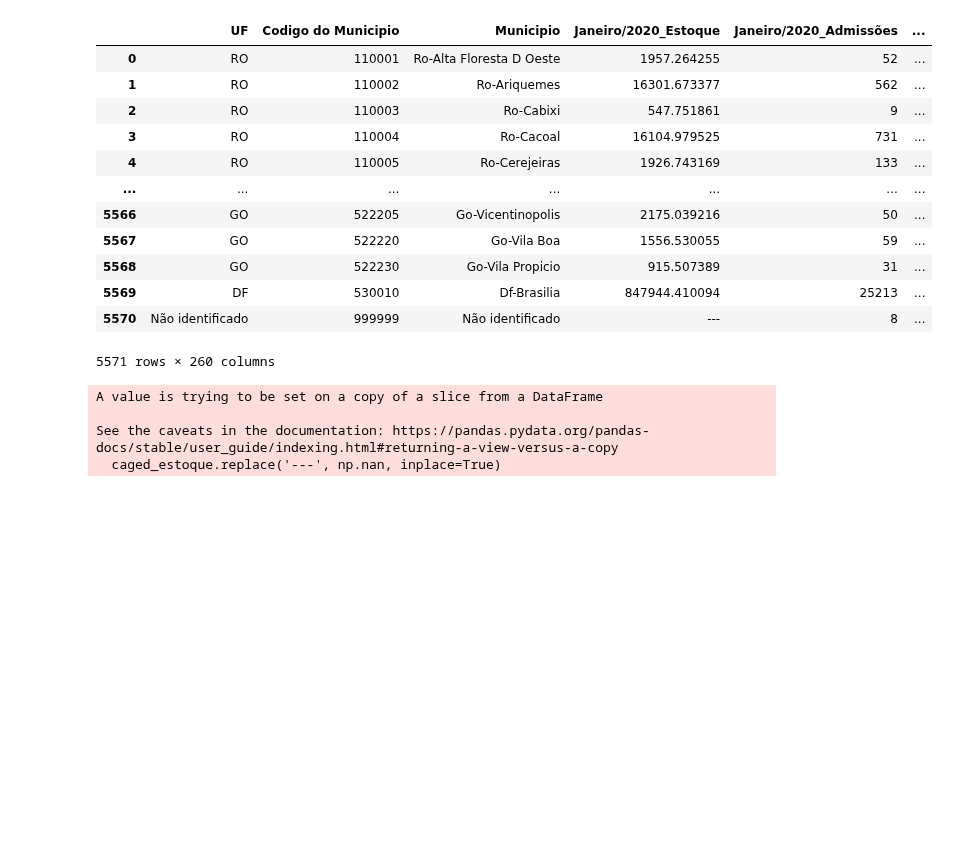
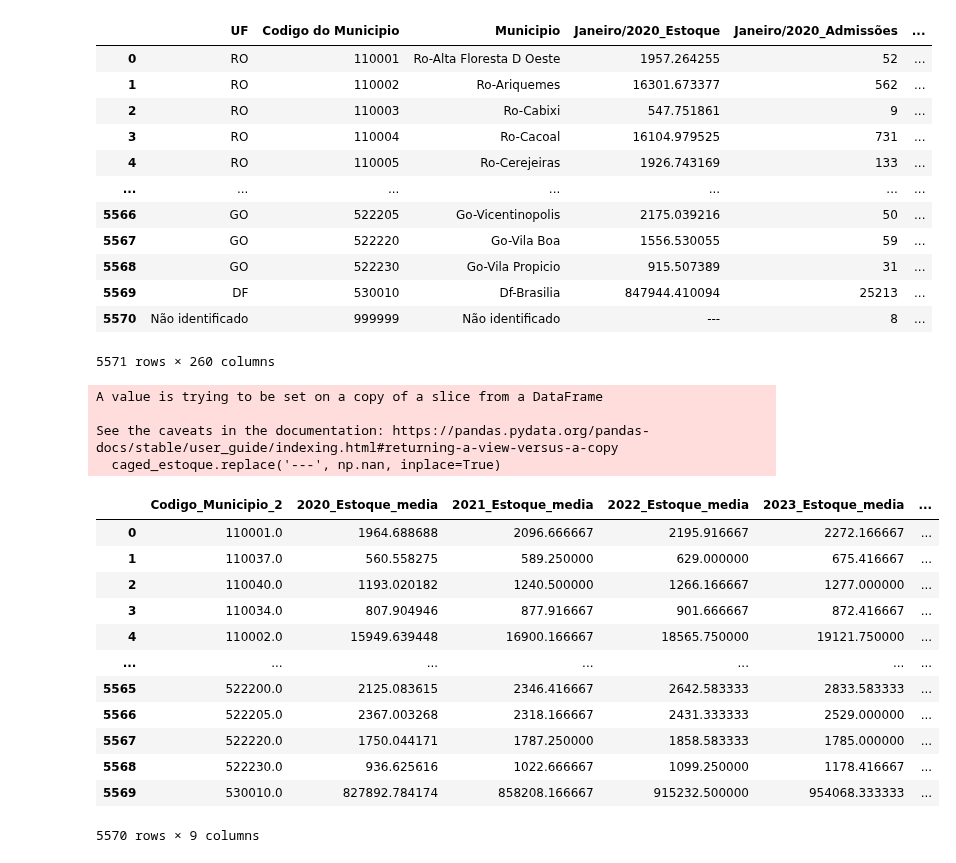
Before and after one commit to AHChaves/IC-InSAN, a Jupyter notebook: Alteracao de tabelas/alteracao_novo_CAGED.ipynb, the cells around one changed output. Drawn from its saved outputs; the diff is of its cells as text; code cells hidden in the pictures; blank space fills up the shorter version.

```diff
--- a/Alteracao de tabelas/alteracao_novo_CAGED.ipynb
+++ b/Alteracao de tabelas/alteracao_novo_CAGED.ipynb
@@ -4,9 +4,9 @@ import sys
 import numpy as np
 from unidecode import unidecode
 # %%
-caged = pd.read_excel("dataset/Economico/Renda e Desenvolvimento/PIB/novo_CAGED_alterado.xlsx", sheet_name="Tabela 8", header=[0,1])
+caged = pd.read_excel("../dataset/Economico/Renda e Desenvolvimento/PIB/novo_CAGED_alterado.xlsx", sheet_name="Tabela 8", header=[0,1])
 # %%
-cod_municipios = pd.read_csv('Código dos Municípios')
+cod_municipios = pd.read_csv('../dataset/Código dos Municípios')
 # %%
 caged.info()
 # %% [output]
@@ -115,2 +117,18 @@ media_estoque_por_ano = media_estoque_por_ano.drop(columns=["Codigo do Municipio
+# %%
+media_estoque_por_ano
+# %% [output]
+|  | Codigo_Municipio_2 | 2020_Estoque_media | 2021_Estoque_media | 2022_Estoque_media | 2023_Estoque_media | ... |
+| 0 | 110001.0 | 1964.688688 | 2096.666667 | 2195.916667 | 2272.166667 | ... |
+| 1 | 110037.0 | 560.558275 | 589.250000 | 629.000000 | 675.416667 | ... |
+| 2 | 110040.0 | 1193.020182 | 1240.500000 | 1266.166667 | 1277.000000 | ... |
+| 3 | 110034.0 | 807.904946 | 877.916667 | 901.666667 | 872.416667 | ... |
+| 4 | 110002.0 | 15949.639448 | 16900.166667 | 18565.750000 | 19121.750000 | ... |
+| ... | ... | ... | ... | ... | ... | ... |
+| 5565 | 522200.0 | 2125.083615 | 2346.416667 | 2642.583333 | 2833.583333 | ... |
+| 5566 | 522205.0 | 2367.003268 | 2318.166667 | 2431.333333 | 2529.000000 | ... |
+| 5567 | 522220.0 | 1750.044171 | 1787.250000 | 1858.583333 | 1785.000000 | ... |
+| 5568 | 522230.0 | 936.625616 | 1022.666667 | 1099.250000 | 1178.416667 | ... |
+| 5569 | 530010.0 | 827892.784174 | 858208.166667 | 915232.500000 | 954068.333333 | ... |
+5570 rows × 9 columns
 # %%
 media_estoque_por_ano["Codigo_Municipio"] = media_estoque_por_ano["Codigo_Municipio"].astype(int)
```
Also changed, not shown: parts of 6 cells of this notebook, 2 other files.
